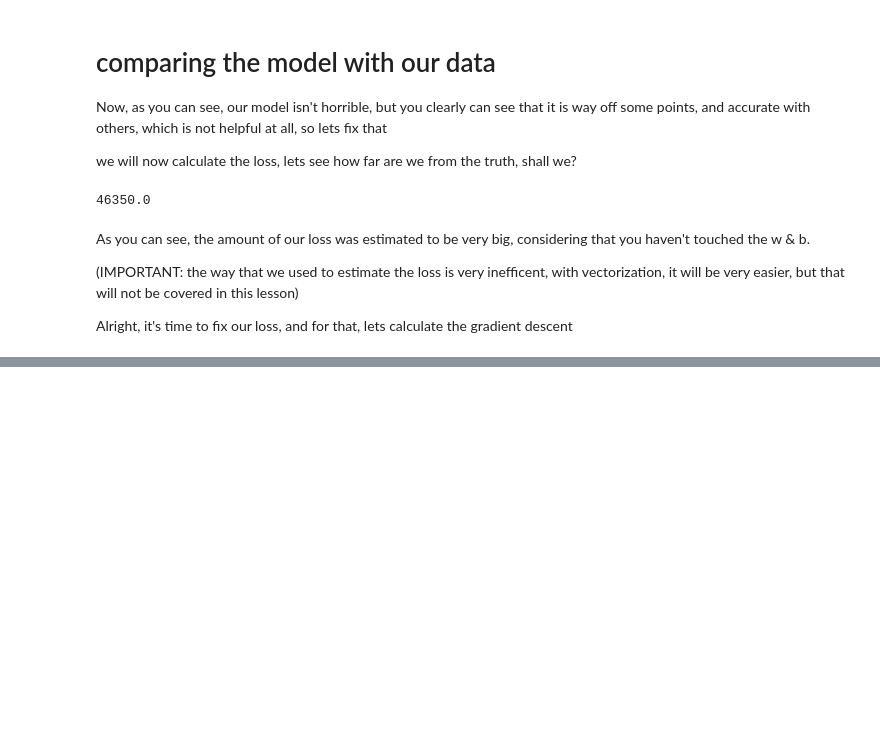
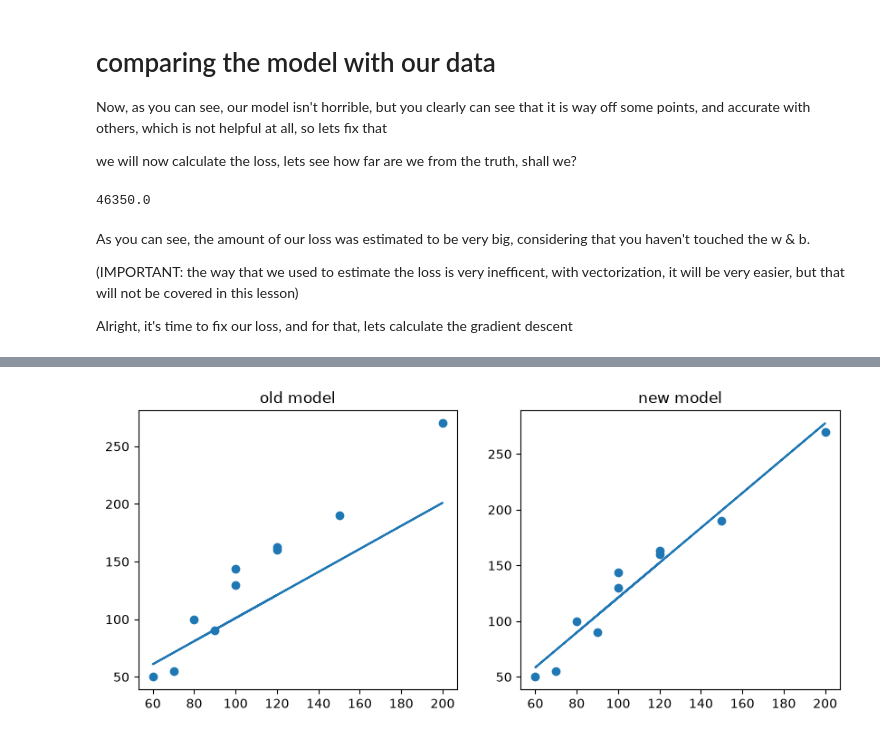
Before and after one commit to KazTheJazz/machine-learning-algorithms-explained, a Jupyter notebook: regression-model.ipynb, the cells around one changed output, grey strips where cells are left out. Cells and saved outputs as stored; diff of their text form; code cells hidden in the pictures; blank space fills up the shorter version.

```diff
--- a/regression-model.ipynb
+++ b/regression-model.ipynb
@@ -237,0 +302,22 @@ Alright, it's time to fix our loss, and for that, lets calculate the gradient de
+# %%
+#setting the model with new variables
+new_w = 1.5650067895490758
+new_b = -35.385698935576805
+
+
+
+new_fwb = model(x_train, new_w, new_b)
+#drawing the plot
+
+fig, (ax1, ax2) = plt.subplots(1, 2, figsize=(10,4))
+
+ax1.scatter(x_train, y_train)
+ax1.plot(x_train, f_wb)
+ax1.set_title("old model")
+
+ax2.scatter(x_train, y_train)
+ax2.plot(x_train, new_fwb )
+ax2.set_title("new model")
+plt.show()
+# %% [output]
+[figure, added]
```
Also changed, not shown: parts of 5 cells of this notebook.
